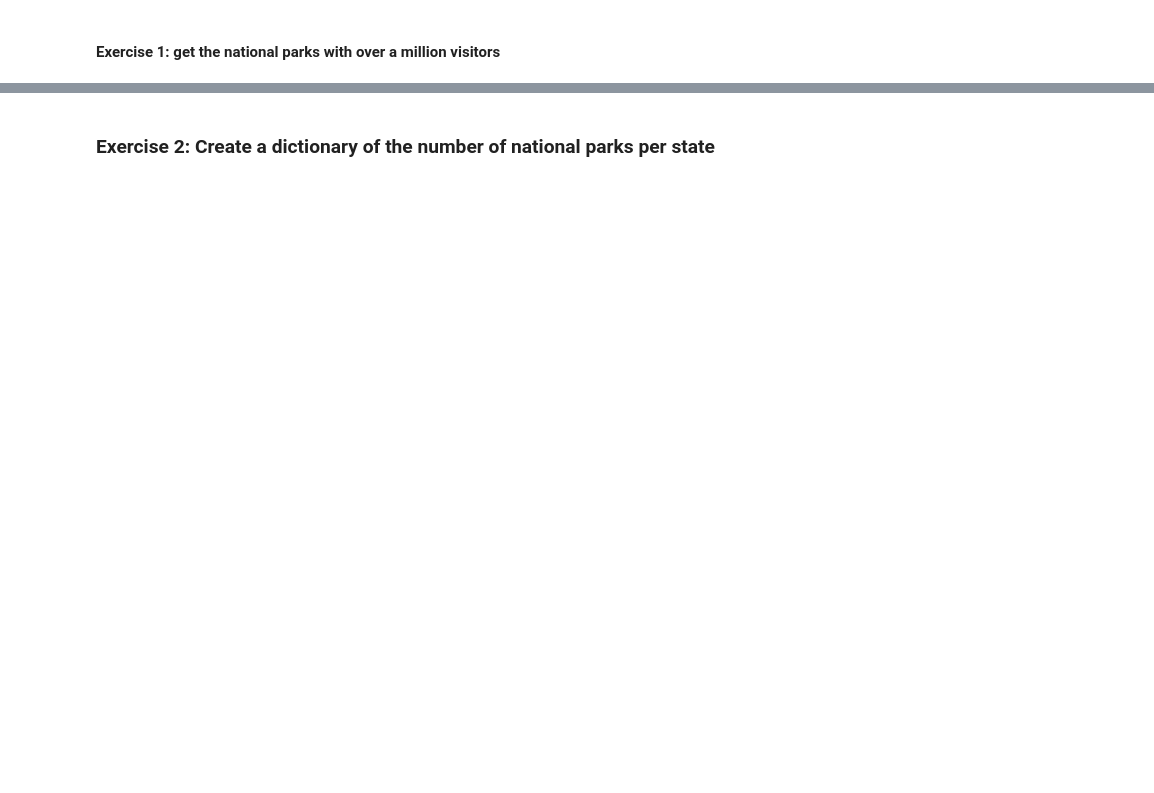
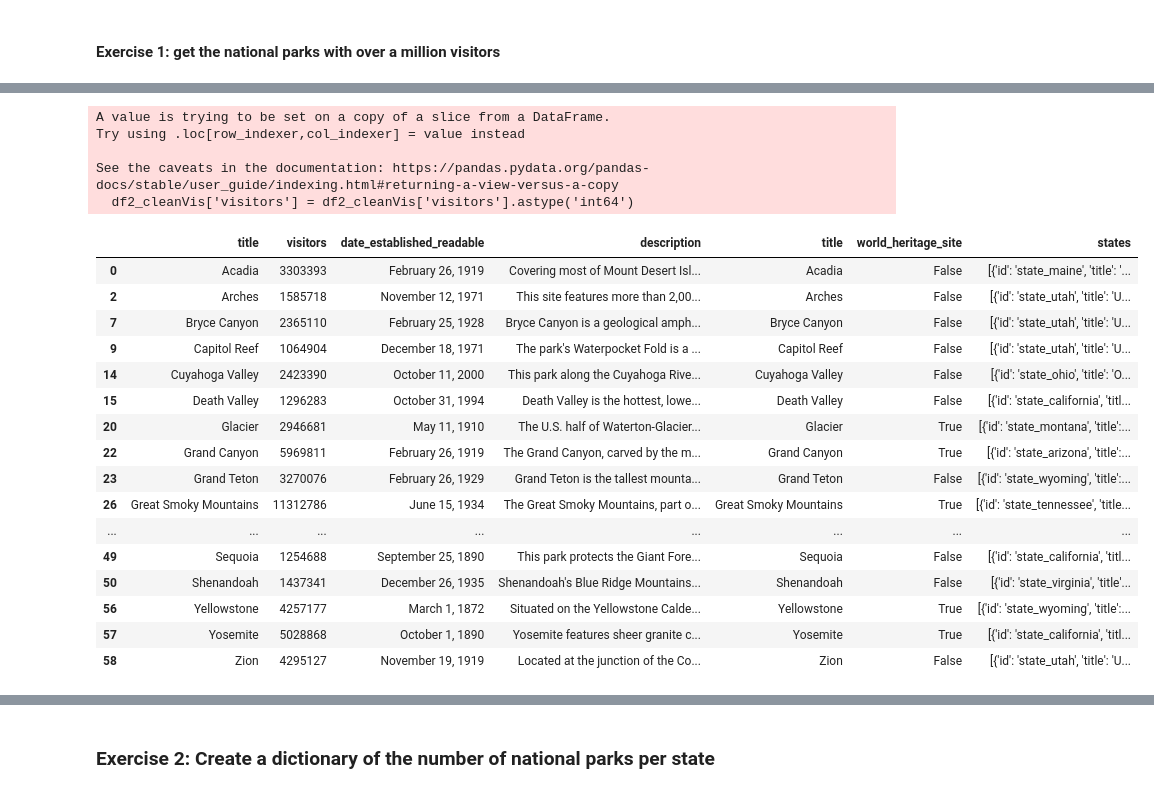
Before and after one commit to shcr4093/INFO2201_Notes, a Jupyter notebook: w5d1_pandas_students.ipynb, the cells around one changed output, grey strips where cells are left out. Drawn from its saved outputs; the diff is of its cells as text; code cells hidden in the pictures; blank space fills up the shorter version.

Commit message:
Update w5d1_pandas_students.ipynb
week 5 day 1 notes.

using pandas to create and clean tables of data

```diff
--- a/w5d1_pandas_students.ipynb
+++ b/w5d1_pandas_students.ipynb
@@ -238,2 +329,5 @@ dataJson = {
 # %%
 #read in nationalParks.json
+
+df = pd.read_json('nationalParks.json')
+df.head()
@@ -240,2 +357,5 @@ dataJson = {
 # %%
 #only get the ['date_established_readable','description', 'title', 'visitors', 'world_heritage_site', 'states ]
+
+df2 = df[['title','visitors','date_established_readable', 'description', 'title', 'world_heritage_site', 'states']]
+df2.head()
@@ -247,3 +390,8 @@ dataJson = {
 <!--  -->
 # %% [markdown]
 #### Exercise 1: get the national parks with over a million visitors
+# %%
+df2_cleanVis = df2
+
+df2_cleanVis['visitors'] = df2_cleanVis['visitors'].replace(',','',regex=True)
+df2_cleanVis.head()
@@ -250,3 +410,31 @@ dataJson = {
+# %%
+df2_cleanVis['visitors'] = df2_cleanVis['visitors'].astype('int64')
+df2_cleanVis = df2_cleanVis[df2_cleanVis['visitors']>1000000]
+
+df2_cleanVis
+# %% [output]
+A value is trying to be set on a copy of a slice from a DataFrame.
+Try using .loc[row_indexer,col_indexer] = value instead
+
+See the caveats in the documentation: https://pandas.pydata.org/pandas-docs/stable/user_guide/indexing.html#returning-a-view-versus-a-copy
+  df2_cleanVis['visitors'] = df2_cleanVis['visitors'].astype('int64')
+|  | title | visitors | date_established_readable | description | title | world_heritage_site | states |
+| 0 | Acadia | 3303393 | February 26, 1919 | Covering most of Mount Desert Isl... | Acadia | False | [{'id': 'state_maine', 'title': '... |
+| 2 | Arches | 1585718 | November 12, 1971 | This site features more than 2,00... | Arches | False | [{'id': 'state_utah', 'title': 'U... |
+| 7 | Bryce Canyon | 2365110 | February 25, 1928 | Bryce Canyon is a geological amph... | Bryce Canyon | False | [{'id': 'state_utah', 'title': 'U... |
+| 9 | Capitol Reef | 1064904 | December 18, 1971 | The park's Waterpocket Fold is a ... | Capitol Reef | False | [{'id': 'state_utah', 'title': 'U... |
+| 14 | Cuyahoga Valley | 2423390 | October 11, 2000 | This park along the Cuyahoga Rive... | Cuyahoga Valley | False | [{'id': 'state_ohio', 'title': 'O... |
+| 15 | Death Valley | 1296283 | October 31, 1994 | Death Valley is the hottest, lowe... | Death Valley | False | [{'id': 'state_california', 'titl... |
+| 20 | Glacier | 2946681 | May 11, 1910 | The U.S. half of Waterton-Glacier... | Glacier | True | [{'id': 'state_montana', 'title':... |
+| 22 | Grand Canyon | 5969811 | February 26, 1919 | The Grand Canyon, carved by the m... | Grand Canyon | True | [{'id': 'state_arizona', 'title':... |
+| 23 | Grand Teton | 3270076 | February 26, 1929 | Grand Teton is the tallest mounta... | Grand Teton | False | [{'id': 'state_wyoming', 'title':... |
+| 26 | Great Smoky Mountains | 11312786 | June 15, 1934 | The Great Smoky Mountains, part o... | Great Smoky Mountains | True | [{'id': 'state_tennessee', 'title... |
+| ... | ... | ... | ... | ... | ... | ... | ... |
+| 49 | Sequoia | 1254688 | September 25, 1890 | This park protects the Giant Fore... | Sequoia | False | [{'id': 'state_california', 'titl... |
+| 50 | Shenandoah | 1437341 | December 26, 1935 | Shenandoah's Blue Ridge Mountains... | Shenandoah | False | [{'id': 'state_virginia', 'title'... |
+| 56 | Yellowstone | 4257177 | March 1, 1872 | Situated on the Yellowstone Calde... | Yellowstone | True | [{'id': 'state_wyoming', 'title':... |
+| 57 | Yosemite | 5028868 | October 1, 1890 | Yosemite features sheer granite c... | Yosemite | True | [{'id': 'state_california', 'titl... |
+| 58 | Zion | 4295127 | November 19, 1919 | Located at the junction of the Co... | Zion | False | [{'id': 'state_utah', 'title': 'U... |
 # %% [markdown]
 <!--  -->
 # %% [markdown]
```
Also changed, not shown: parts of 17 cells of this notebook.
